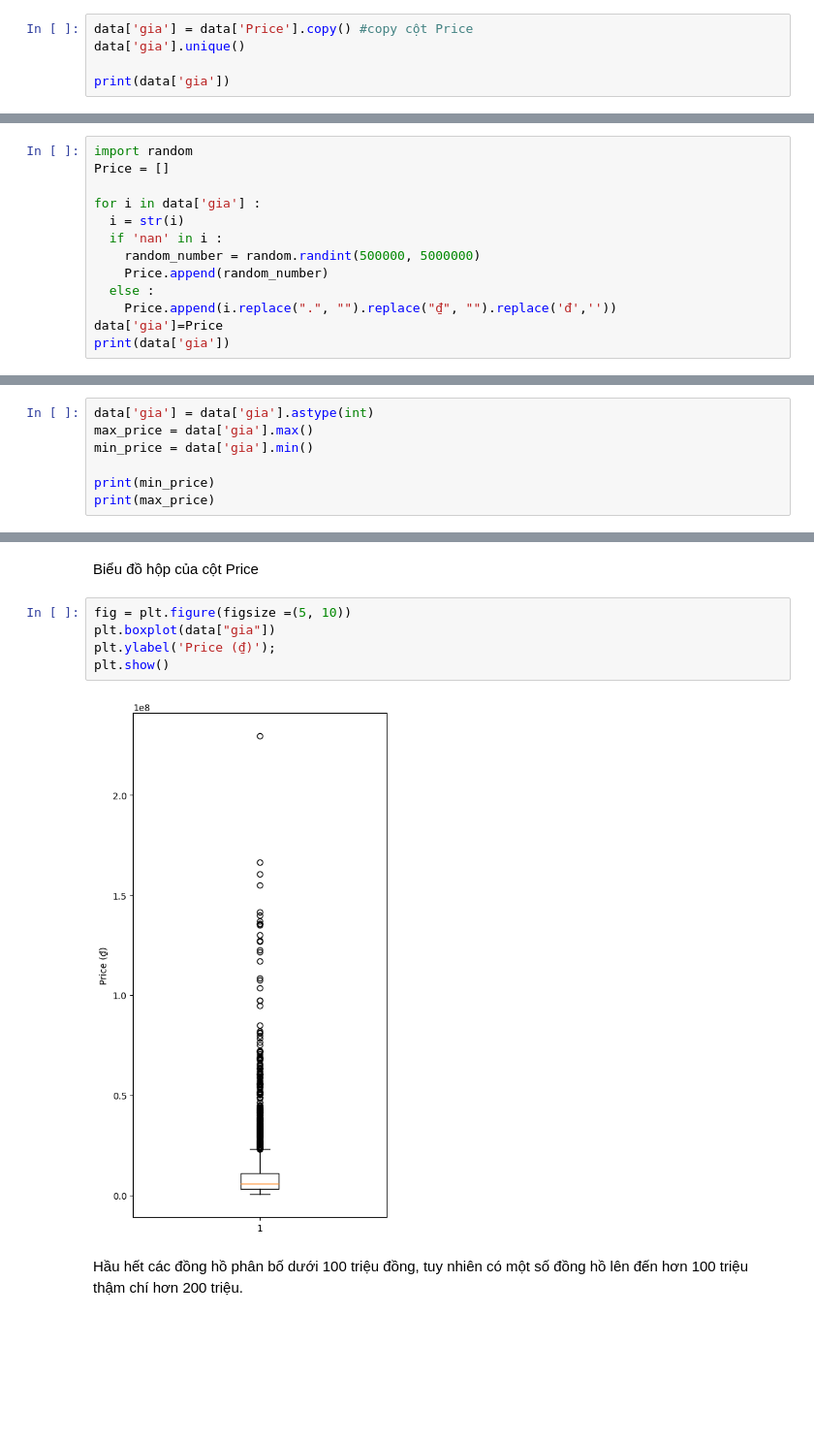
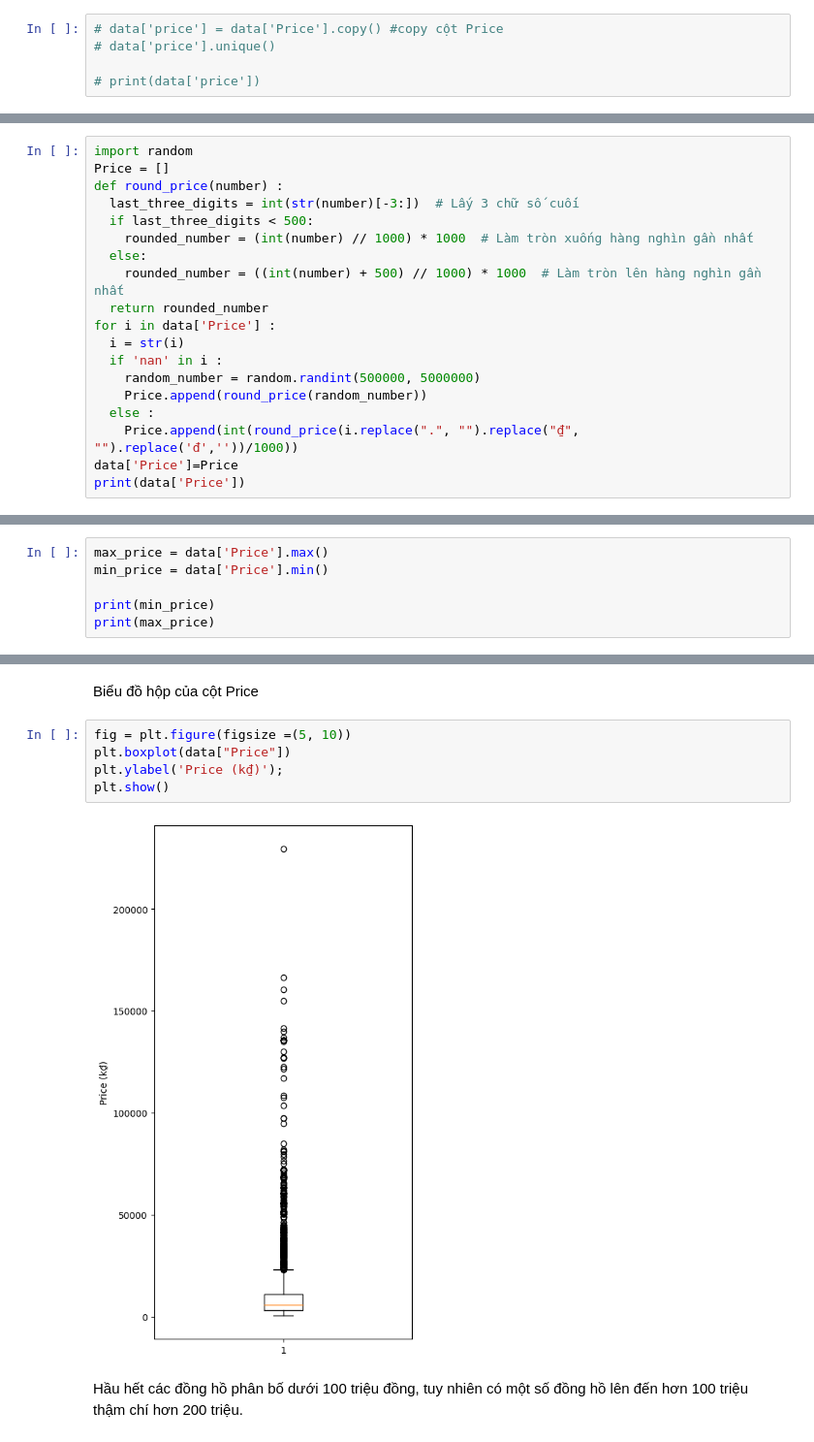
Before and after one commit to huybui2107/KHDL, a Jupyter notebook: KHDL_CK/EDA.ipynb, the cells around one changed output, grey strips where cells are left out. Shown: that part at 97% size. Saved outputs shown, nothing was run; the diff lists cells and outputs as text; blank space fills up the shorter version.

```diff
--- a/KHDL_CK/EDA.ipynb
+++ b/KHDL_CK/EDA.ipynb
@@ -147,7 +147,7 @@ msno.bar(data);
 # %% [markdown]
 chuyển đổi <strong>Price</strong> thành dạng số
 # %%
-data['gia'] = data['Price'].copy() #copy cột Price
-data['gia'].unique()
+# data['price'] = data['Price'].copy() #copy cột Price
+# data['price'].unique()
 
-print(data['gia'])
+# print(data['price'])
@@ -167,14 +154,20 @@ Name: gia, Length: 3057, dtype: object
 # %%
 import random
 Price = []
-
-for i in data['gia'] :
+def round_price(number) :
+  last_three_digits = int(str(number)[-3:])  # Lấy 3 chữ số cuối
+  if last_three_digits < 500:
+    rounded_number = (int(number) // 1000) * 1000  # Làm tròn xuống hàng nghìn gần nhất
+  else:
+    rounded_number = ((int(number) + 500) // 1000) * 1000  # Làm tròn lên hàng nghìn gần nhất
+  return rounded_number
+for i in data['Price'] :
   i = str(i)
   if 'nan' in i :
     random_number = random.randint(500000, 5000000)
-    Price.append(random_number)
+    Price.append(round_price(random_number))
   else :
-    Price.append(i.replace(".", "").replace("₫", "").replace('đ',''))
-data['gia']=Price
-print(data['gia'])
+    Price.append(int(round_price(i.replace(".", "").replace("₫", "").replace('đ',''))/1000))
+data['Price']=Price
+print(data['Price'])
 # %% [output]
@@ -193,7 +188,6 @@ Name: gia, Length: 3057, dtype: object
 # %%
-data['gia'] = data['gia'].astype(int)
-max_price = data['gia'].max()
-min_price = data['gia'].min()
+max_price = data['Price'].max()
+min_price = data['Price'].min()
 
 print(min_price)
 print(max_price)
@@ -215,11 +209,11 @@ plt.show()
 Biểu đồ hộp của cột Price
 # %%
 fig = plt.figure(figsize =(5, 10))
-plt.boxplot(data["gia"])
-plt.ylabel('Price (₫)');
+plt.boxplot(data["Price"])
+plt.ylabel('Price (k₫)');
 plt.show()
 # %% [output]
-[figure, old version]
+[figure, new version]
 # %% [markdown]
 Hầu hết các đồng hồ phân bố dưới 100 triệu đồng, tuy nhiên có một số đồng hồ lên đến hơn 100 triệu thậm chí hơn 200 triệu.
 # %%
```
Also changed, not shown: parts of 6 cells of this notebook.
